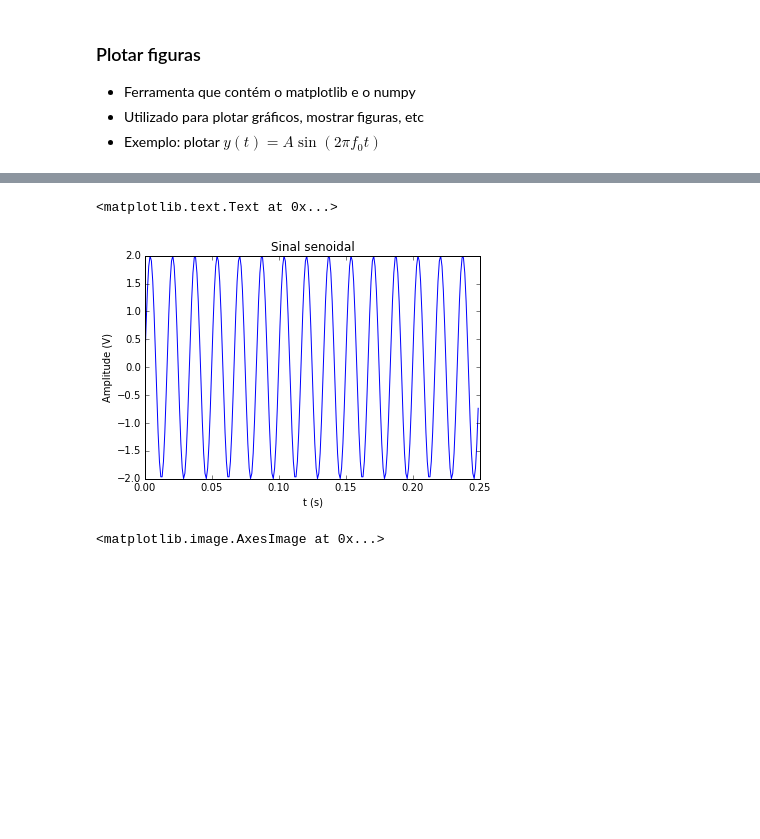
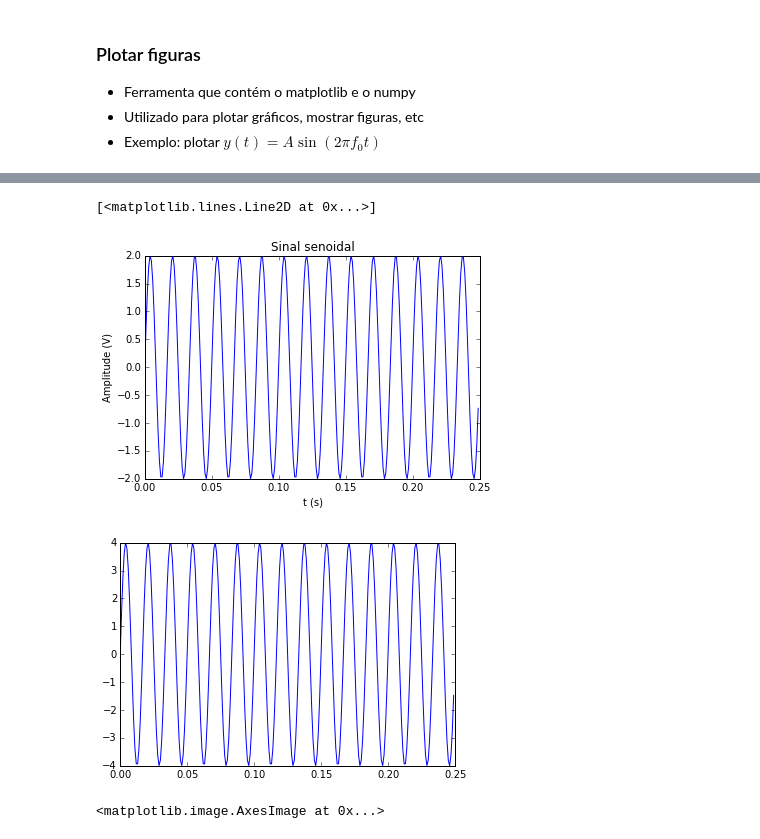
Before and after one commit to lnribeiro/setic2015, a Jupyter notebook: intropython.ipynb, the cells around one changed output, grey strips where cells are left out. Cells and saved outputs as stored; diff of their text form; code cells hidden in the pictures; blank space fills up the shorter version.

```diff
--- a/intropython.ipynb
+++ b/intropython.ipynb
@@ -764,12 +806,16 @@ y = A*np.sin(2*np.pi*f0*t)
 # %%
 pl.figure()
 pl.plot(t, y)
 pl.xlabel('t (s)')
 pl.ylabel('Amplitude (V)')
 pl.title('Sinal senoidal')
+
+pl.figure()
+pl.plot(t, 2*y)
 # %% [output]
-<matplotlib.text.Text at 0x...>
+[<matplotlib.lines.Line2D at 0x...>]
 [figure]
+[figure, added]
 # %%
 img = pl.imread('paintercat.jpg')
 
```
Also changed, not shown: parts of 14 cells of this notebook.
